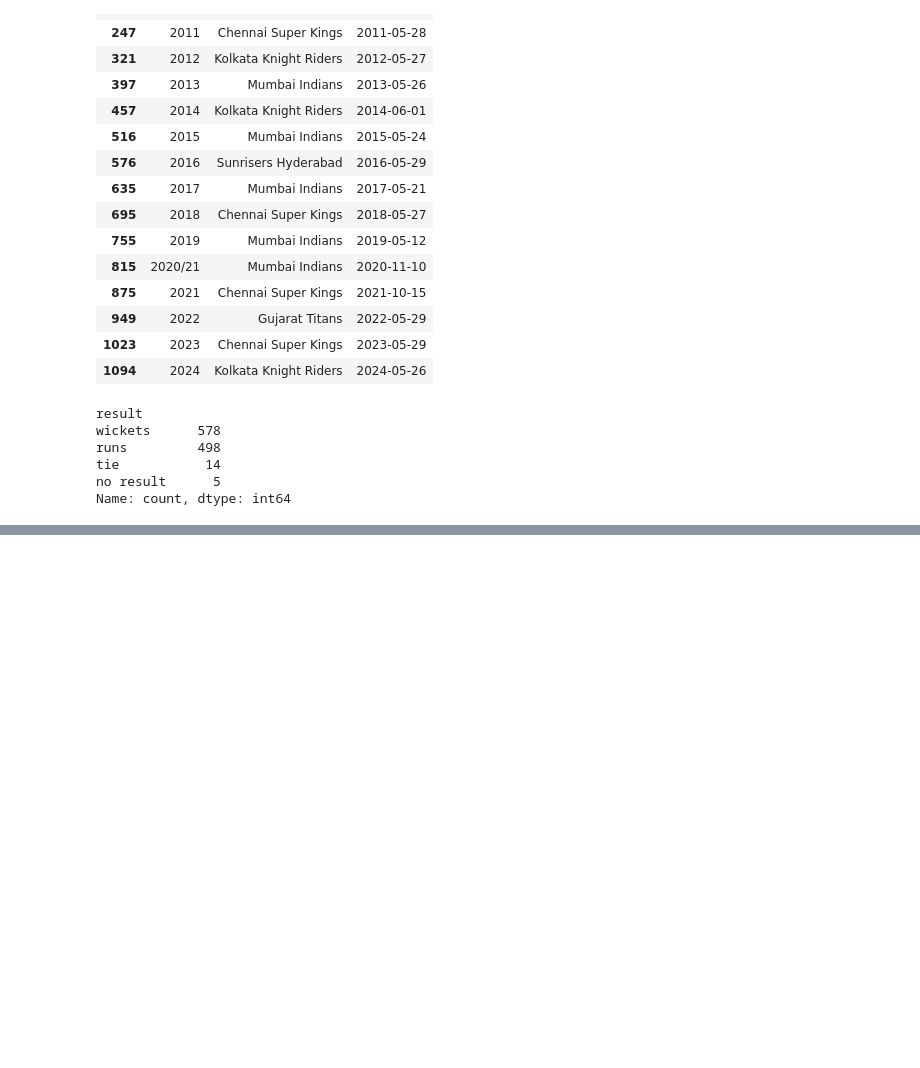
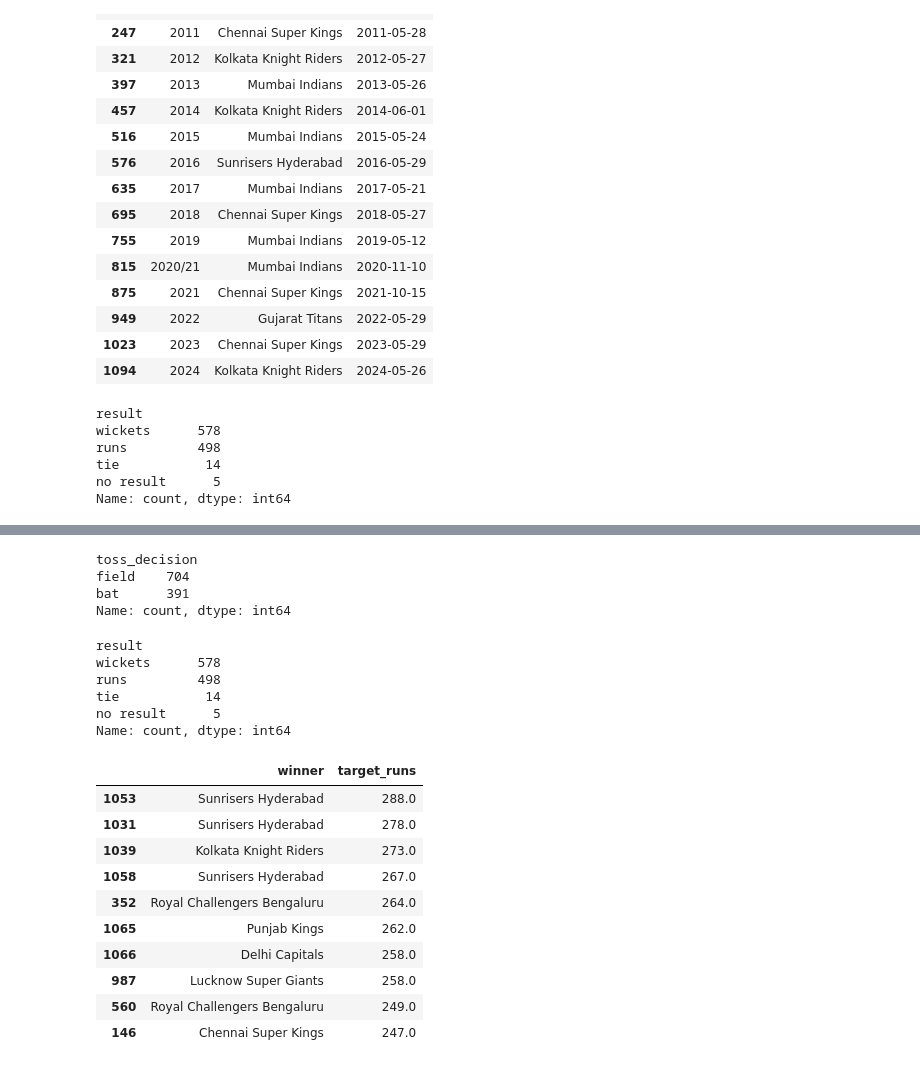
Before and after one commit to Maddox24425/Summer-Training, a Jupyter notebook: Day_12/Day_12.ipynb, the cells around one changed output, grey strips where cells are left out. Cells and saved outputs as stored; diff of their text form; code cells hidden in the pictures; blank space fills up the shorter version.

```diff
--- a/Day_12/Day_12.ipynb
+++ b/Day_12/Day_12.ipynb
@@ -698,0 +809,33 @@ Name: count, dtype: int64
+# %%
+# Toss_dicision_value_counts
+df_matches['toss_decision'].value_counts()
+# %% [output]
+toss_decision
+field    704
+bat      391
+Name: count, dtype: int64
+# %%
+# Result type value_counts
+df_matches['result'].value_counts()
+# %% [output]
+result
+wickets      578
+runs         498
+tie           14
+no result      5
+Name: count, dtype: int64
+# %%
+# Top 10 target Runs
+df_matches[['winner','target_runs']].sort_values('target_runs',ascending=False).head(10)
+# %% [output]
+|  | winner | target_runs |
+| 1053 | Sunrisers Hyderabad | 288.0 |
+| 1031 | Sunrisers Hyderabad | 278.0 |
+| 1039 | Kolkata Knight Riders | 273.0 |
+| 1058 | Sunrisers Hyderabad | 267.0 |
+| 352 | Royal Challengers Bengaluru | 264.0 |
+| 1065 | Punjab Kings | 262.0 |
+| 1066 | Delhi Capitals | 258.0 |
+| 987 | Lucknow Super Giants | 258.0 |
+| 560 | Royal Challengers Bengaluru | 249.0 |
+| 146 | Chennai Super Kings | 247.0 |
```
Also changed, not shown: parts of 14 cells of this notebook.
